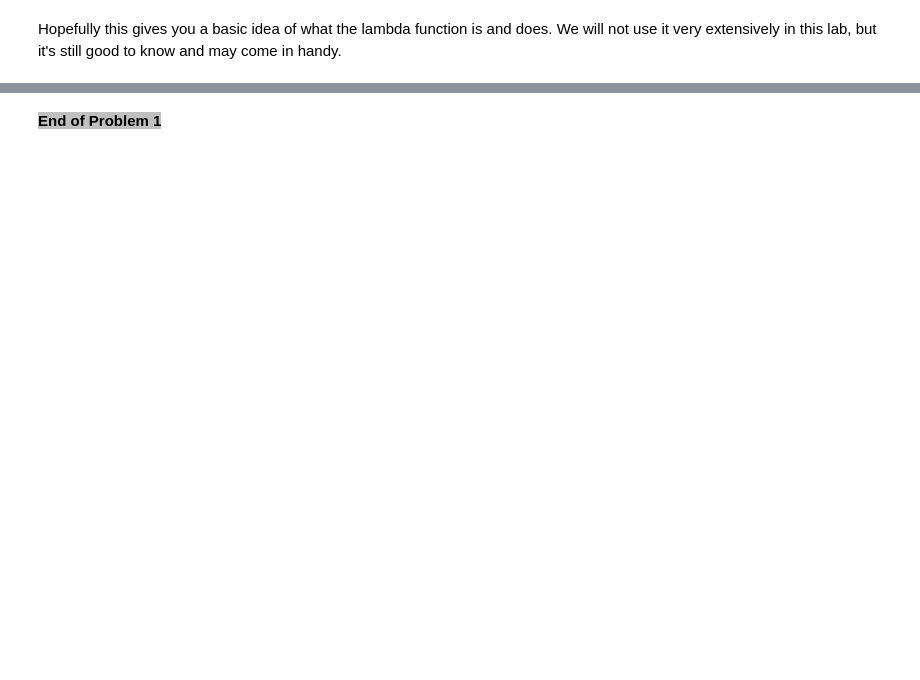
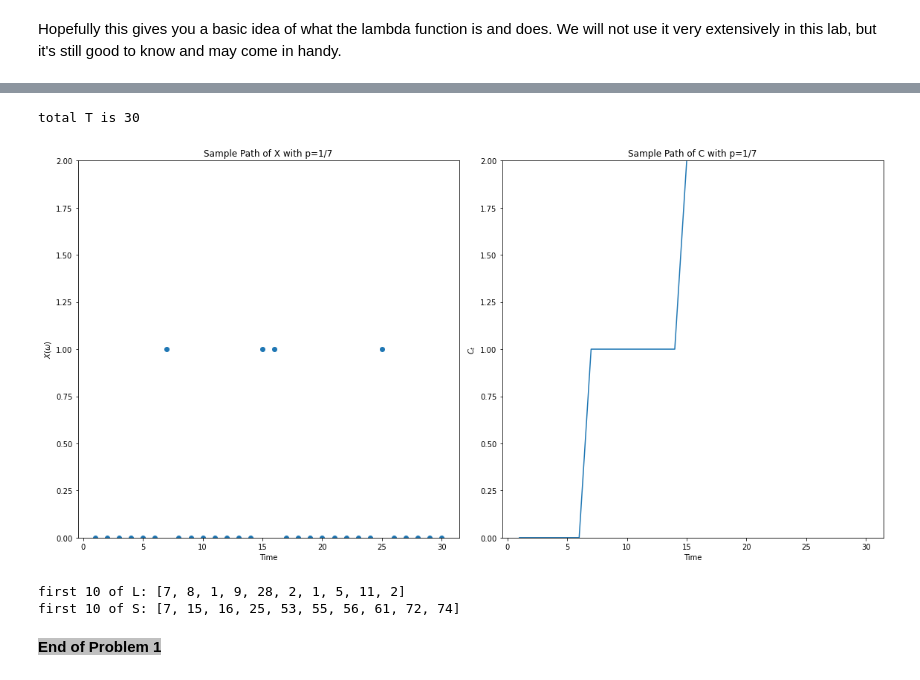
Before and after one commit to Everloom-129/ECE314_Probability_Lab, a Jupyter notebook: Lab 3/Lab 3.ipynb, the cells around one changed output, grey strips where cells are left out. Drawn from its saved outputs; the diff is of its cells as text; code cells hidden in the pictures; blank space fills up the shorter version.

```diff
--- a/Lab 3/Lab 3.ipynb
+++ b/Lab 3/Lab 3.ipynb
@@ -220,3 +306,55 @@ first ten values of $L$ and of $S.$ You don't need to plot $L$ and $S.$  You may
+# %%
+p = 1./7 #Probability
+T = 30 #Number of time steps
+#Creates a list for the values of the random variables
+X = []  # Bernoulli process
+C = []  # Cumulative counts
+L = []  # Waiting times
+S = []  # Times of successe
+
+count = 0
+waiting_time = 0
+
+while len(S) < 10 or len(L) < T:
+    x = st.bernoulli.rvs(p)
+    X.append(x)
+    waiting_time += 1
+
+    if x==1:
+        L.append(waiting_time)
+        S.append(len(X))
+        waiting_time = 0
+        count += 1
+
+    C.append(count)
+print(f"total T is {T}")
+X = X[:T]
+C = C[:T]
+# X's Plot
+plt.figure(figsize=(16,8))
+plt.subplot(1,2,1)
+plt.plot(range(1,T+1),X, 'o')
+plt.title('Sample Path of X with p=1/7')
+plt.ylim((0,2))
+plt.ylabel('$X(\omega)$') #You can use LaTex in the Python code
+plt.xlabel('Time')
+# C's Plot
+plt.subplot(1,2,2)
+plt.plot(range(1,T+1),C, '-')
+plt.title('Sample Path of C with p=1/7')
+plt.ylim((0,2))
+plt.ylabel('$C_t$') #You can use LaTex in the Python code
+plt.xlabel('Time')
+plt.tight_layout()
+plt.show()
+
+print(f"first 10 of L: {L[:10]}")
+print(f"first 10 of S: {S[:10]}")
+# %% [output]
+total T is 30
+[figure, added]
+first 10 of L: [7, 8, 1, 9, 28, 2, 1, 5, 11, 2]
+first 10 of S: [7, 15, 16, 25, 53, 55, 56, 61, 72, 74]
 # %% [markdown]
 **<SPAN style="BACKGROUND-COLOR: #C0C0C0">End of Problem 1</SPAN>**
 # %% [markdown]
```
Also changed, not shown: parts of 34 cells of this notebook, 2 other files.
